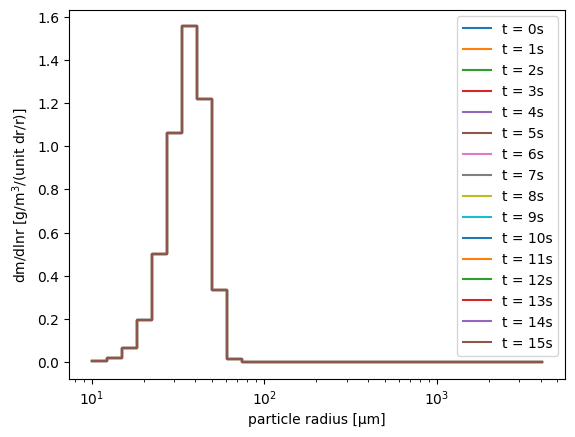
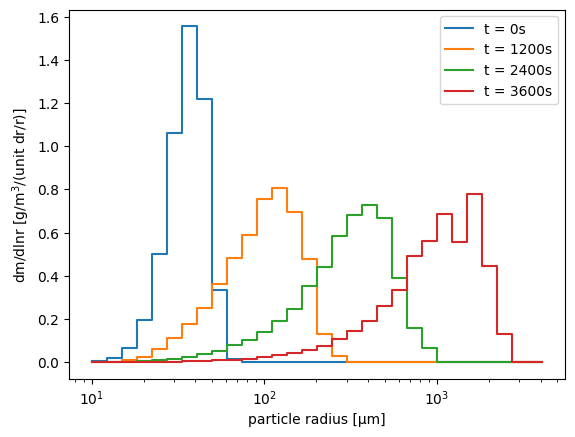
The notebook cell's code change between the first figure and the second:
--- before
+++ after
@@ -4,8 +4,8 @@
 
 def run_sim():
-    # for step in [0]: #, 1200, 2400, 3600]:
+    for step in [0, 1200, 2400, 3600]:
     # for step in [0, 10]: # , 2400, 3600]:
     # for step in [0, 10, 100, 500]:
-    for step in [0, 1, 2, 3, 4, 5, 6, 7, 8, 9, 10, 11, 12, 13, 14, 15]:
+    # for step in [0, 1, 2, 3, 4, 5, 6, 7, 8, 9, 10, 11, 12, 13, 14, 15]:
         # print(f"\n----------------------STEP: {step}--------------------------")
         # print(f"{type(particulator.attributes['volume'].data)=}")
@@ -28,8 +28,8 @@
 
 
-jax.config.update("jax_log_compiles", True)
-jax.config.update("jax_explain_cache_misses", True)
-jax.config.update("jax_dump_ir_to", "/tmp/jax_ir")  # or "sponge"
-jax.config.update("jax_dump_ir_modes", "eqn_count_pprof")
+# jax.config.update("jax_log_compiles", True)
+# jax.config.update("jax_explain_cache_misses", True)
+# jax.config.update("jax_dump_ir_to", "/tmp/jax_ir")  # or "sponge"
+# jax.config.update("jax_dump_ir_modes", "eqn_count_pprof")
 # with jax.disable_jit():
 run_sim()

Commit: simulation is simulating